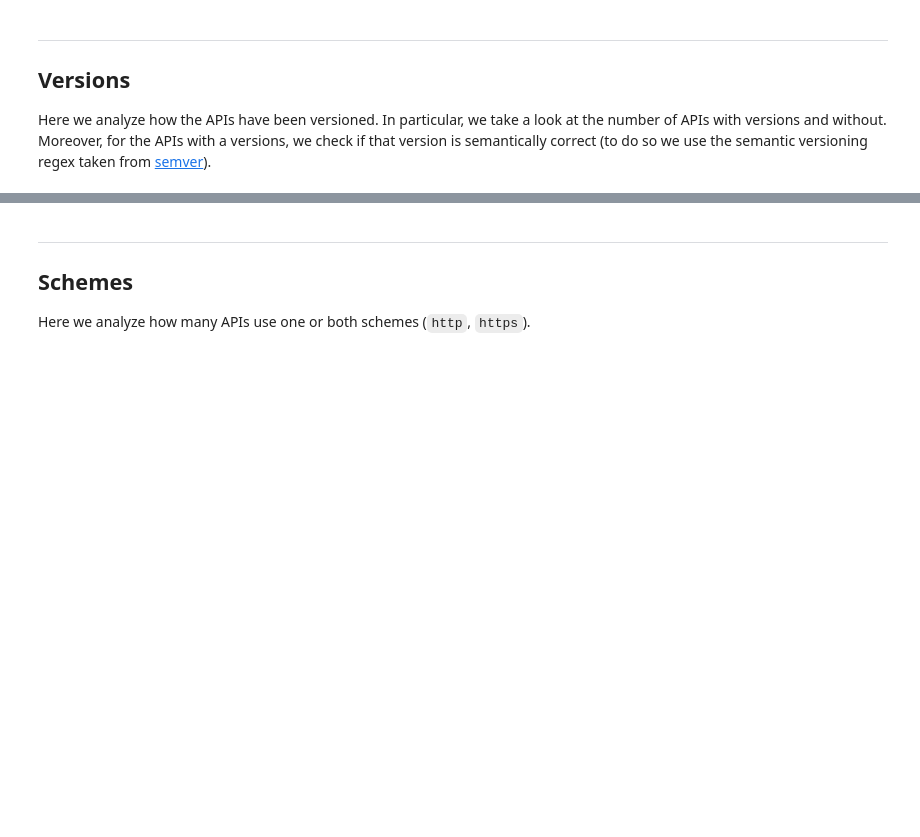
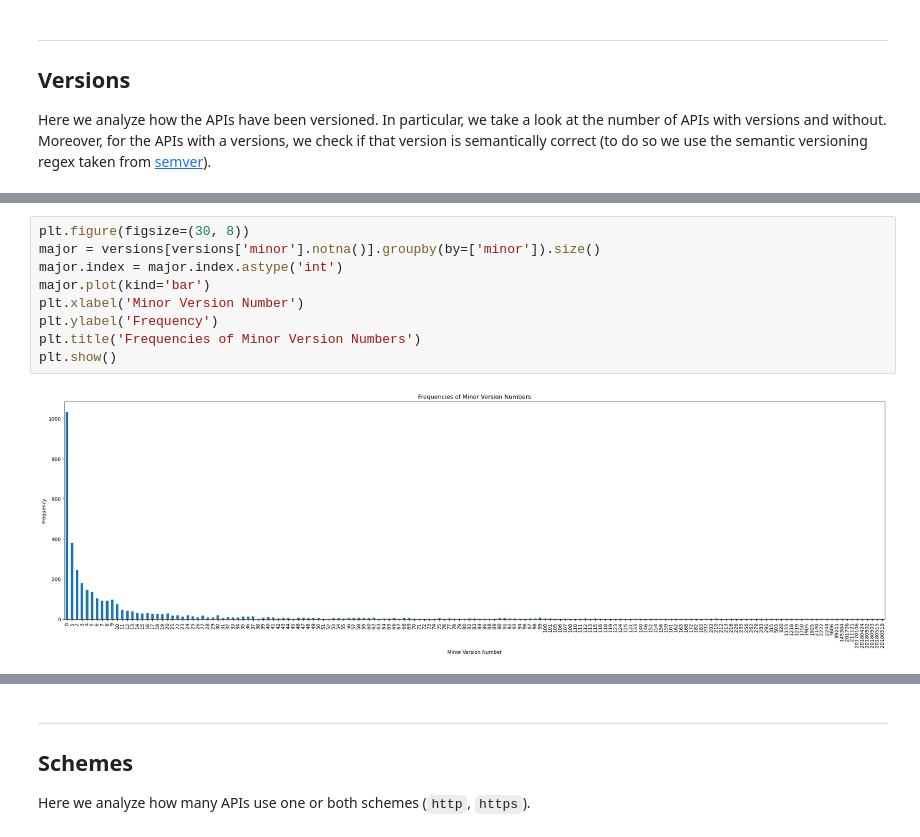
Before and after one commit to APIScout/research, a Jupyter notebook: notebooks/statistics.ipynb, the cells around one changed output, grey strips where cells are left out. Cells and saved outputs as stored; diff of their text form; blank space fills up the shorter version.

```diff
--- a/notebooks/statistics.ipynb
+++ b/notebooks/statistics.ipynb
@@ -44,0 +91,11 @@ With semantic versioning:
+# %%
+plt.figure(figsize=(30, 8))
+major = versions[versions['minor'].notna()].groupby(by=['minor']).size()
+major.index = major.index.astype('int')
+major.plot(kind='bar')
+plt.xlabel('Minor Version Number')
+plt.ylabel('Frequency')
+plt.title('Frequencies of Minor Version Numbers')
+plt.show()
+# %% [output]
+[figure, added]
```
Also changed, not shown: parts of 8 cells of this notebook, 4 other files.
